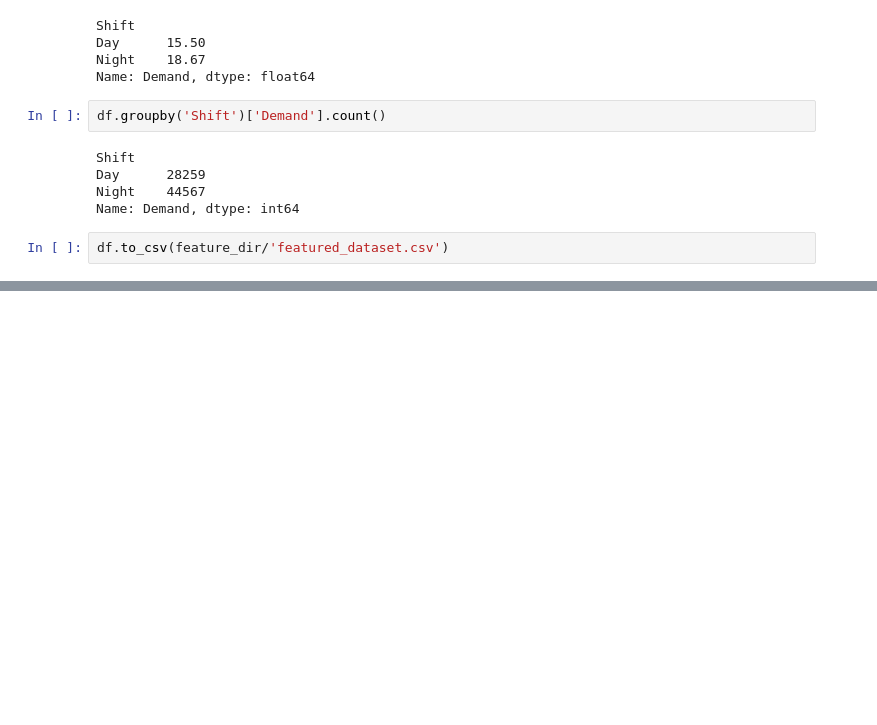
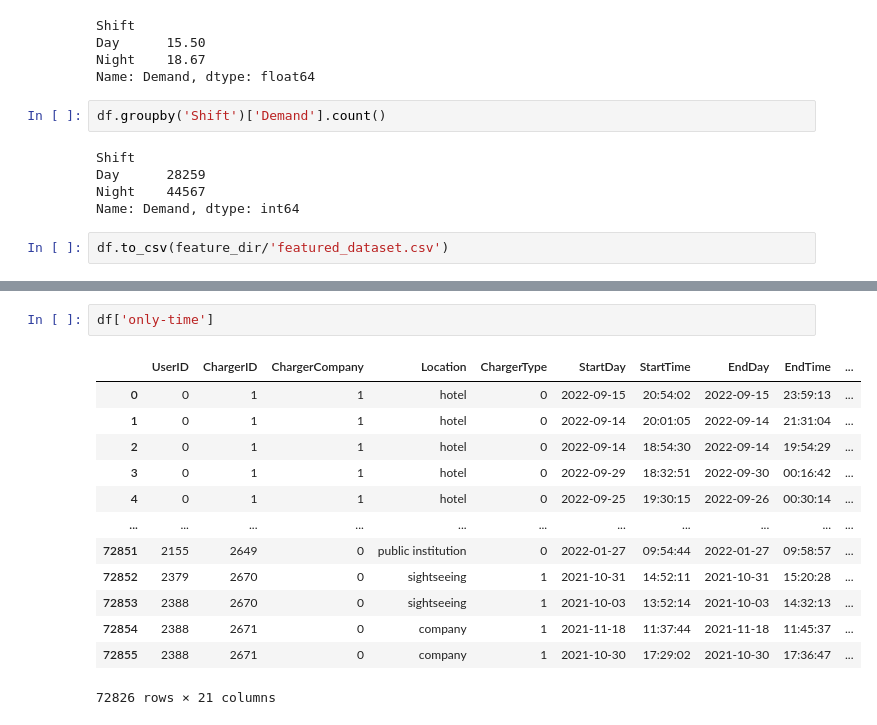
Before and after one commit to blu3-bird/EV-demand, a Jupyter notebook: data-preprocessing/feature_engineering.ipynb, the cells around one changed output, grey strips where cells are left out. Cells and saved outputs as stored; diff of their text form; blank space fills up the shorter version.

```diff
--- a/data-preprocessing/feature_engineering.ipynb
+++ b/data-preprocessing/feature_engineering.ipynb
@@ -196,0 +198,16 @@ df.sample(3)
+# %%
+df['only-time']
+# %% [output]
+|  | UserID | ChargerID | ChargerCompany | Location | ChargerType | StartDay | StartTime | EndDay | EndTime | ... |
+| 0 | 0 | 1 | 1 | hotel | 0 | 2022-09-15 | 20:54:02 | 2022-09-15 | 23:59:13 | ... |
+| 1 | 0 | 1 | 1 | hotel | 0 | 2022-09-14 | 20:01:05 | 2022-09-14 | 21:31:04 | ... |
+| 2 | 0 | 1 | 1 | hotel | 0 | 2022-09-14 | 18:54:30 | 2022-09-14 | 19:54:29 | ... |
+| 3 | 0 | 1 | 1 | hotel | 0 | 2022-09-29 | 18:32:51 | 2022-09-30 | 00:16:42 | ... |
+| 4 | 0 | 1 | 1 | hotel | 0 | 2022-09-25 | 19:30:15 | 2022-09-26 | 00:30:14 | ... |
+| ... | ... | ... | ... | ... | ... | ... | ... | ... | ... | ... |
+| 72851 | 2155 | 2649 | 0 | public institution | 0 | 2022-01-27 | 09:54:44 | 2022-01-27 | 09:58:57 | ... |
+| 72852 | 2379 | 2670 | 0 | sightseeing | 1 | 2021-10-31 | 14:52:11 | 2021-10-31 | 15:20:28 | ... |
+| 72853 | 2388 | 2670 | 0 | sightseeing | 1 | 2021-10-03 | 13:52:14 | 2021-10-03 | 14:32:13 | ... |
+| 72854 | 2388 | 2671 | 0 | company | 1 | 2021-11-18 | 11:37:44 | 2021-11-18 | 11:45:37 | ... |
+| 72855 | 2388 | 2671 | 0 | company | 1 | 2021-10-30 | 17:29:02 | 2021-10-30 | 17:36:47 | ... |
+72826 rows × 21 columns
```
Also changed, not shown: parts of 7 cells of this notebook.
